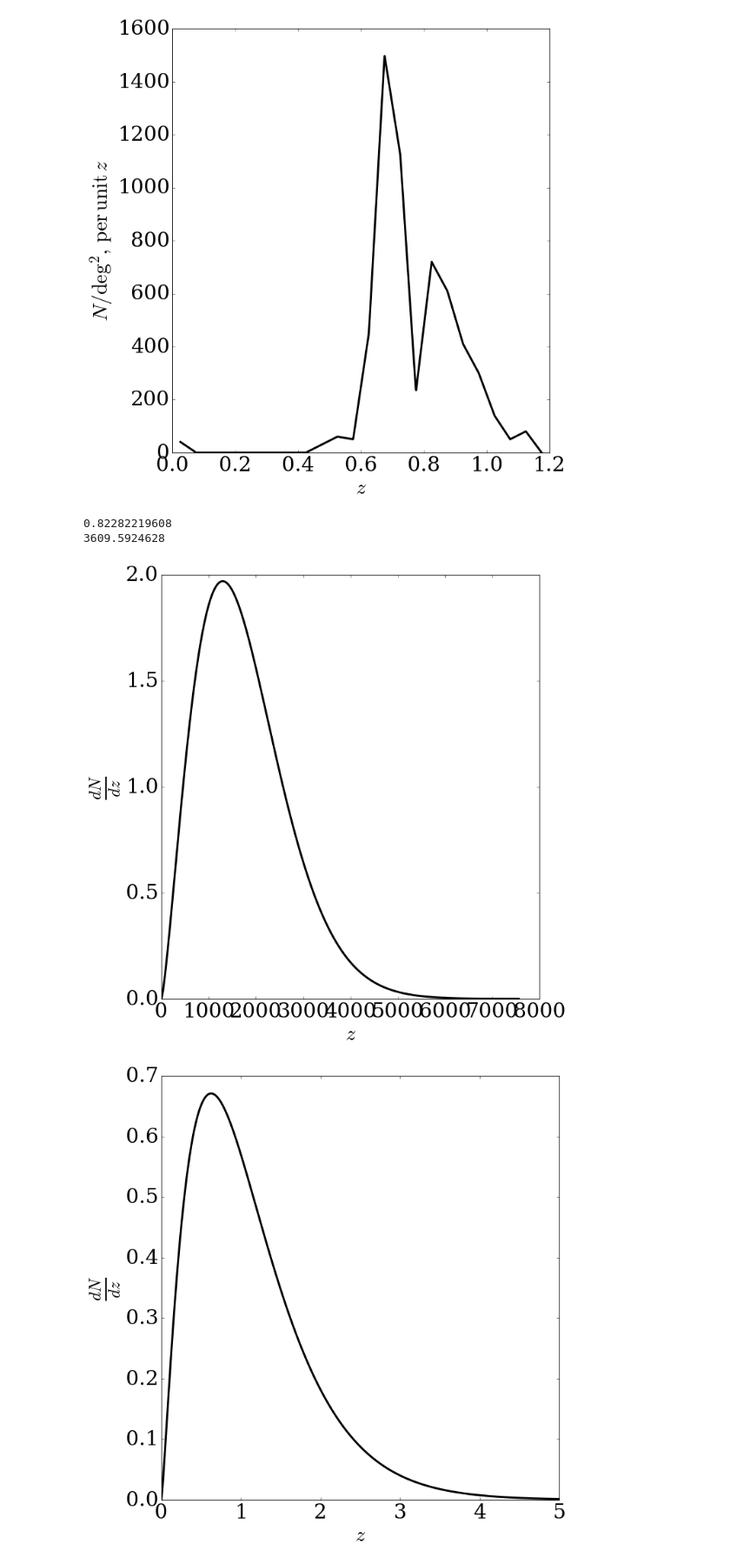
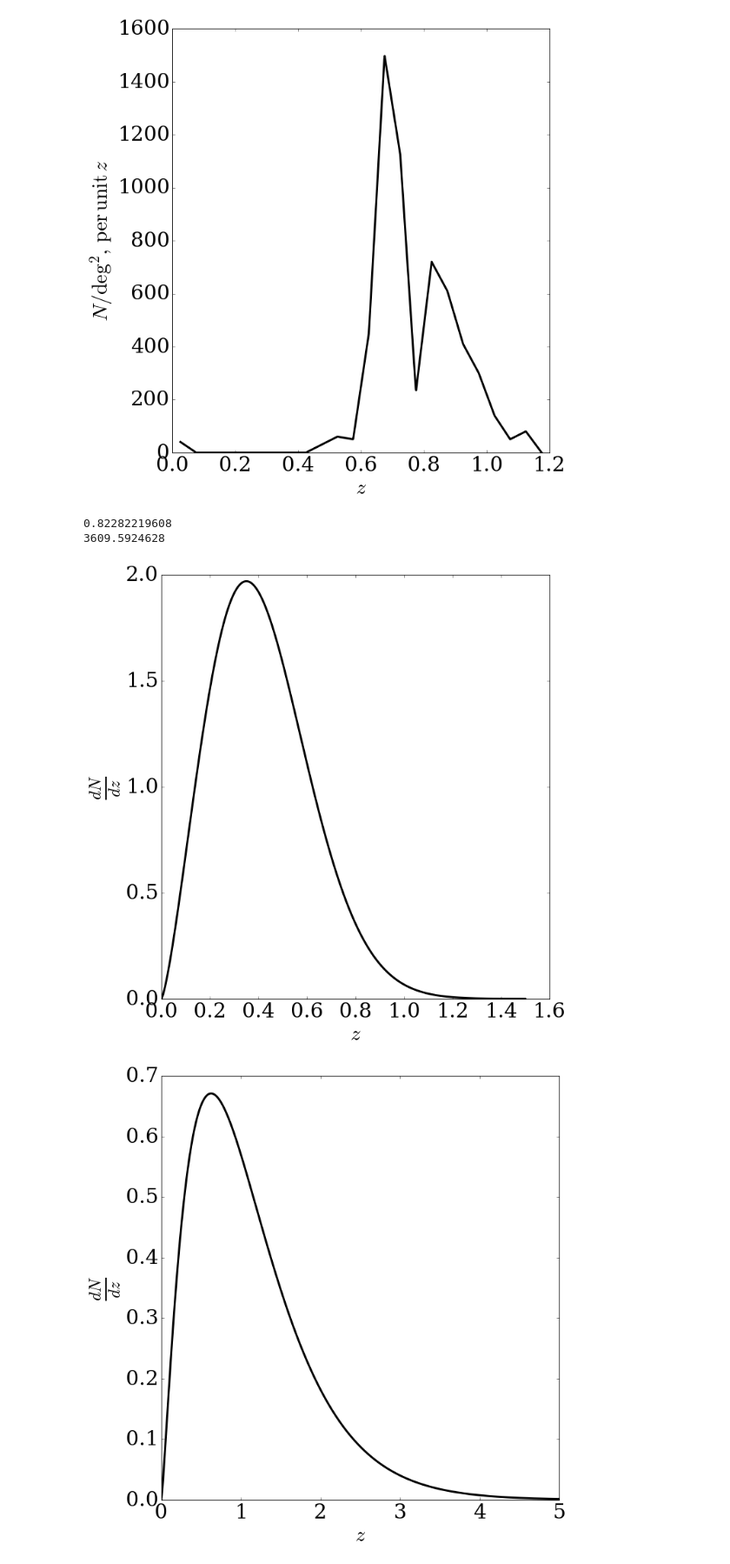
Before and after one commit to c-d-leonard/IA_GGL, a Jupyter notebook: NofZ_plots_paper.ipynb, the cells around one changed output. Shown at 87% size. Cells and saved outputs as stored; diff of their text form; code cells hidden in the pictures.

```diff
--- a/NofZ_plots_paper.ipynb
+++ b/NofZ_plots_paper.ipynb
@@ -82,32 +92,32 @@ dNdz_LSST = dNdz_unorm_LSST / norm
 # %%
 # SDSS shapes sources
 
 Nnu	=	3.046    # Massless neutrinos
 HH0 = 67.26
 OmR	=	2.47*10**(-5)/(HH0/100.)**2
 OmN	=	Nnu*(7./8.)*(4./11.)**(4./3.)*OmR
 OmB	=	0.02222/(HH0/100.)**2
 OmC	=	0.1199/(HH0/100.)**2
 
 (zcom, comz) = setup.z_interpof_com('LSST_DESI')
 
 print zcom(comz(0.77) + 100)
 
 print comz(zcom(comz(0.77) + 100)) * (1. + zcom(comz(0.77) + 100))
 
 plt.figure(figsize=(10,10))
 plt.rcParams["font.family"] = "serif"
-plt.plot(dl_sdss, dNdz_SDSS, 'k', linewidth=3)
+plt.plot(z_SDSS_src, dNdz_SDSS, 'k', linewidth=3)
 plt.xlabel('$z$', fontsize=30)
 plt.ylabel('$\\frac{dN}{dz}$', fontsize=35)
 plt.tick_params(axis='both', labelsize='30')
 plt.tight_layout()
 plt.show()
 #plt.savefig('./plots/NofZ_source_SDSS.png')
 # %% [output]
 0.82282219608
 3609.5924628
-[figure, old version]
+[figure, new version]
 # %%
 # LSST shapes sources
 
```
Also changed, not shown: parts of 3 cells of this notebook, 37 other files.
